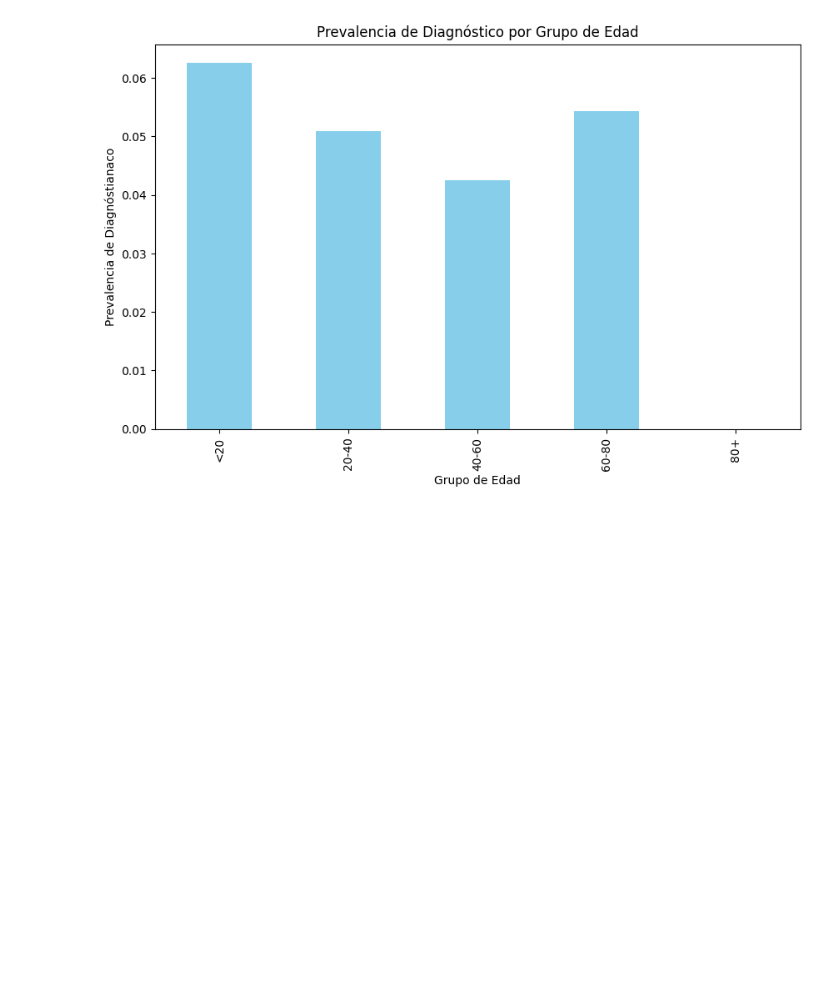
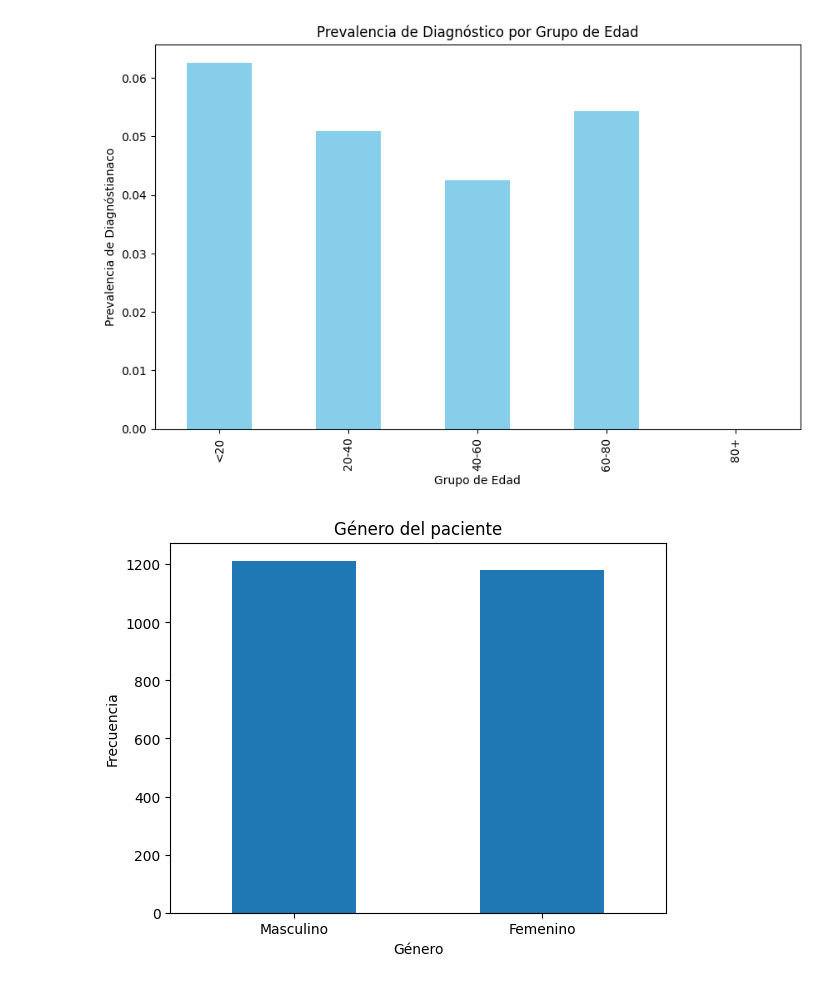
Before and after one commit to FervidEmpress01/Pronostico-de-Enfermedades-Respiratorias, a Jupyter notebook: Proyecto_6_Pronostico_de_Enfermedades_Respiratorias.ipynb, the cells around one changed output. Saved outputs shown, nothing was run; the diff lists cells and outputs as text; code cells hidden in the pictures; blank space fills up the shorter version.

```diff
--- a/Proyecto_6_Pronostico_de_Enfermedades_Respiratorias.ipynb
+++ b/Proyecto_6_Pronostico_de_Enfermedades_Respiratorias.ipynb
@@ -244,3 +188,13 @@ plt.ylabel('Prevalencia de Diagnóstianaco')
 plt.show()
 # %% [output]
 [figure]
+# %%
+# División de género (Masculino y Femenino)
+df['Gender_Label'] = df['Gender'].map({0: 'Masculino', 1: 'Femenino'})
+df['Gender_Label'].value_counts().plot(kind='bar', title='Género del paciente')
+plt.xlabel('Género')
+plt.ylabel('Frecuencia')
+plt.xticks(rotation=0)
+plt.show()
+# %% [output]
+[figure, added]
```
Also changed, not shown: parts of 8 cells of this notebook.
